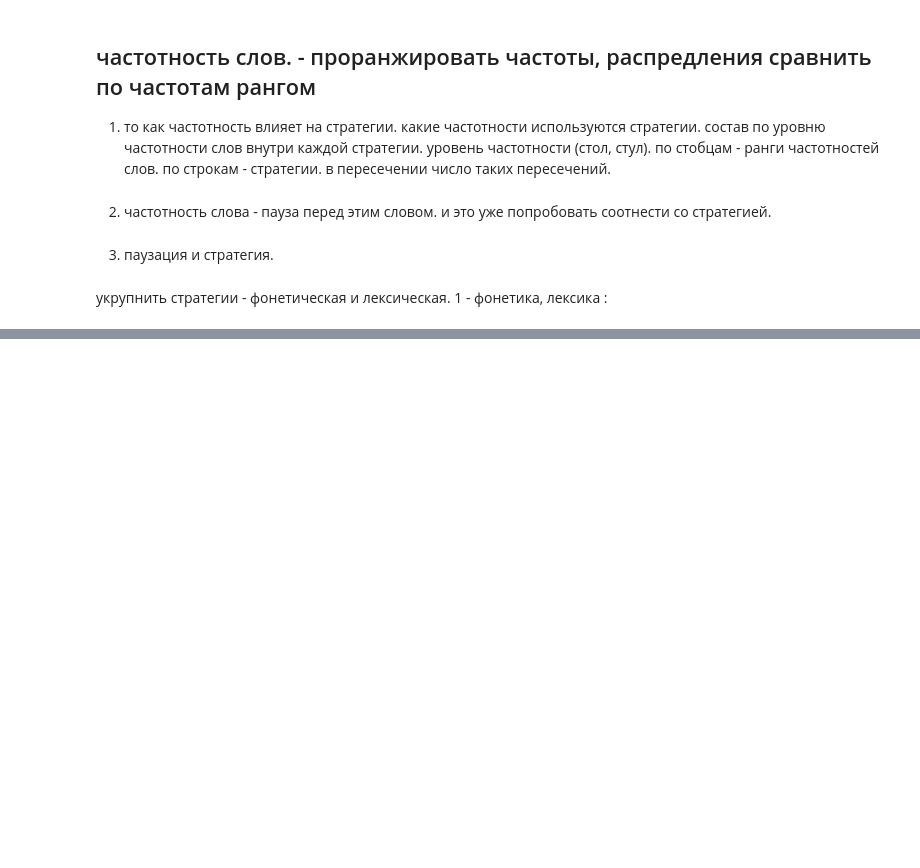
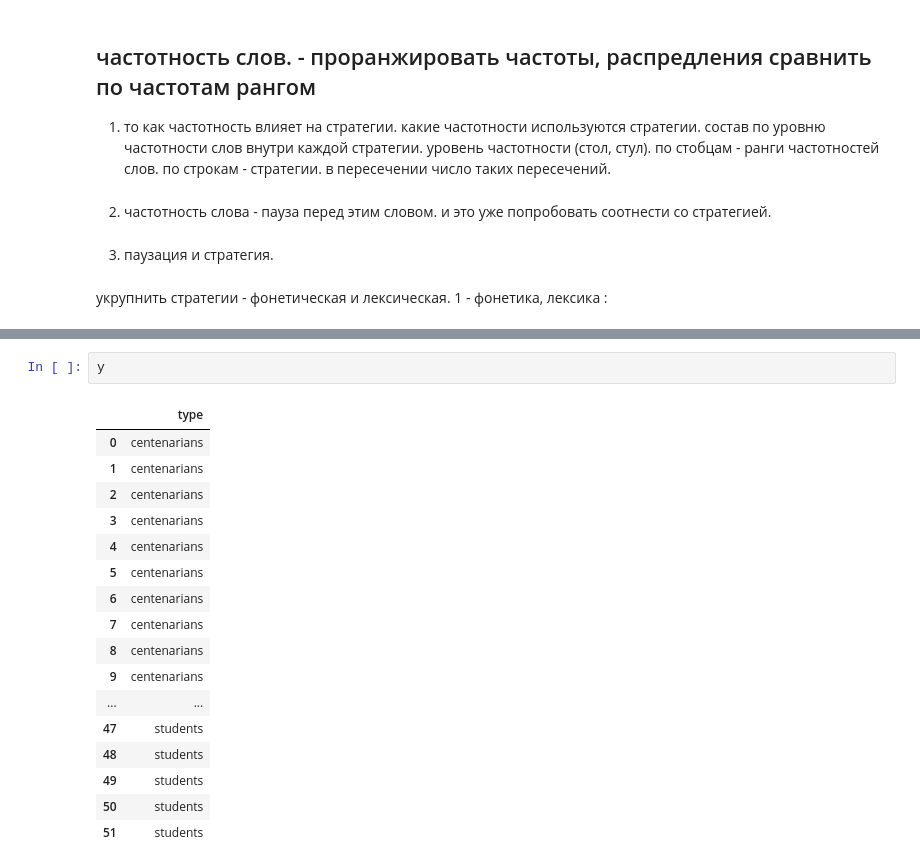
Before and after one commit to Aryunaa/Linguistics, a Jupyter notebook: pos_febr/analysis.ipynb, the cells around one changed output, grey strips where cells are left out. Cells and saved outputs as stored; diff of their text form; blank space fills up the shorter version.

```diff
--- a/pos_febr/analysis.ipynb
+++ b/pos_febr/analysis.ipynb
@@ -790,0 +860,20 @@ y.to_csv('y.tsv', sep = '\t', index = False)
+# %%
+y
+# %% [output]
+|  | type |
+| 0 | centenarians |
+| 1 | centenarians |
+| 2 | centenarians |
+| 3 | centenarians |
+| 4 | centenarians |
+| 5 | centenarians |
+| 6 | centenarians |
+| 7 | centenarians |
+| 8 | centenarians |
+| 9 | centenarians |
+| ... | ... |
+| 47 | students |
+| 48 | students |
+| 49 | students |
+| 50 | students |
+| 51 | students |
```
Also changed, not shown: parts of 21 cells of this notebook.
